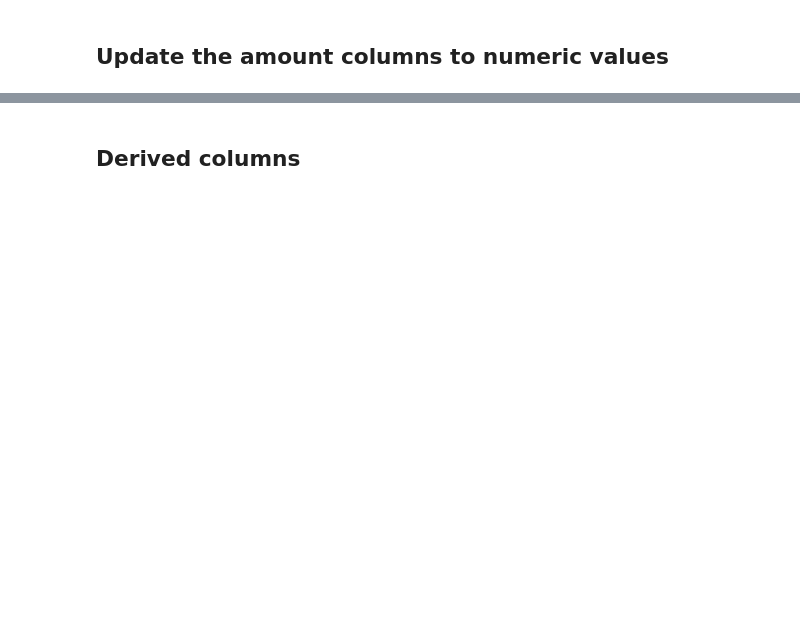
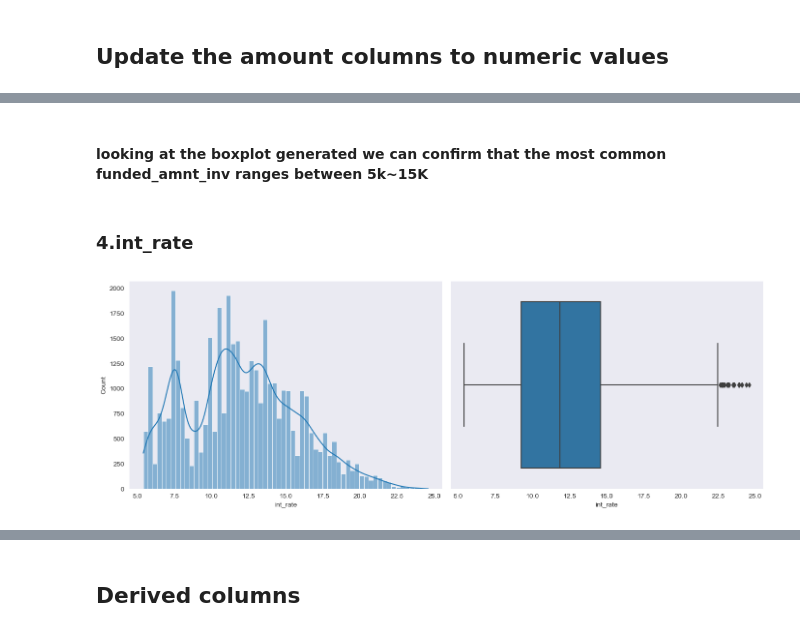
Before and after one commit to kshitiz89/lendingclubcase, a Jupyter notebook: Kshitiz_Jaiswal.ipynb, the cells around one changed output, grey strips where cells are left out. Saved outputs shown, nothing was run; the diff lists cells and outputs as text; code cells hidden in the pictures; blank space fills up the shorter version.

```diff
--- a/Kshitiz_Jaiswal.ipynb
+++ b/Kshitiz_Jaiswal.ipynb
@@ -253,0 +308,8 @@ loan_data_df.head()
+# %% [markdown]
+#### looking at the boxplot generated we can confirm that the most common funded_amnt_inv  ranges between 5k~15K
+# %% [markdown]
+### 4.int_rate
+# %%
+plot_univariate_analysis(loan_data_df,'int_rate')
+# %% [output]
+[figure, added]
```
Also changed, not shown: parts of 42 cells of this notebook.
